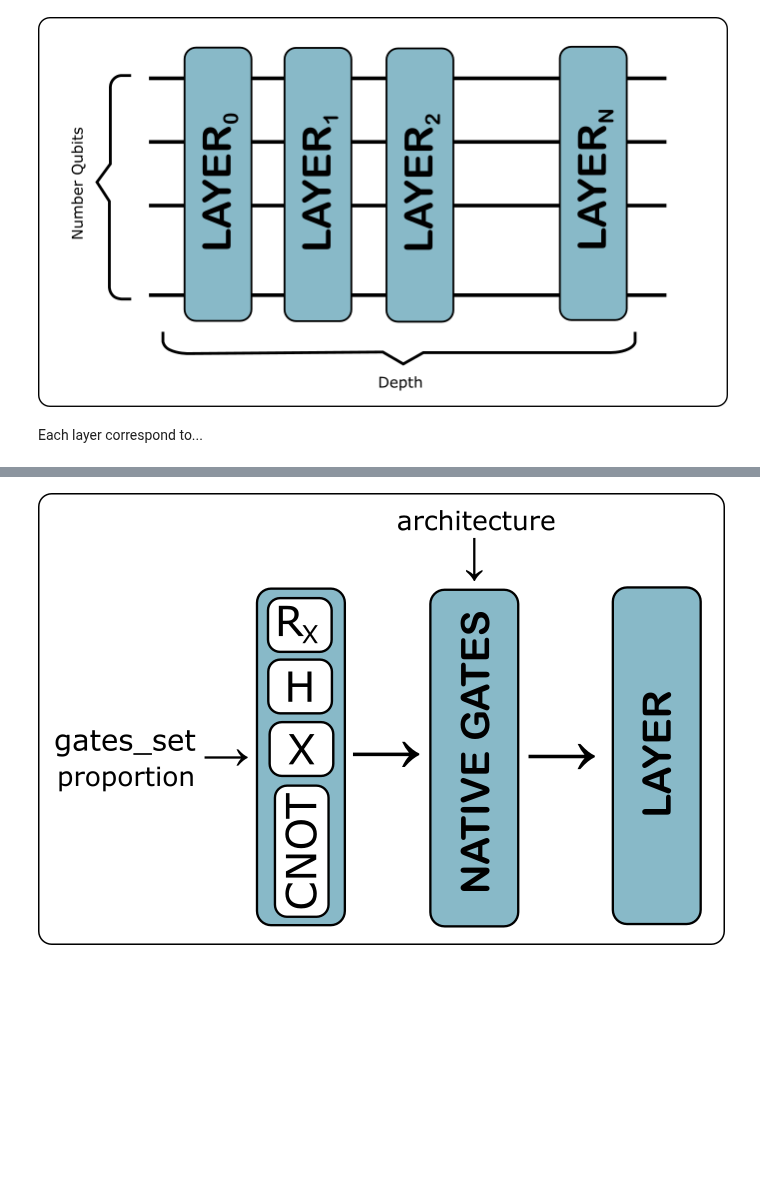
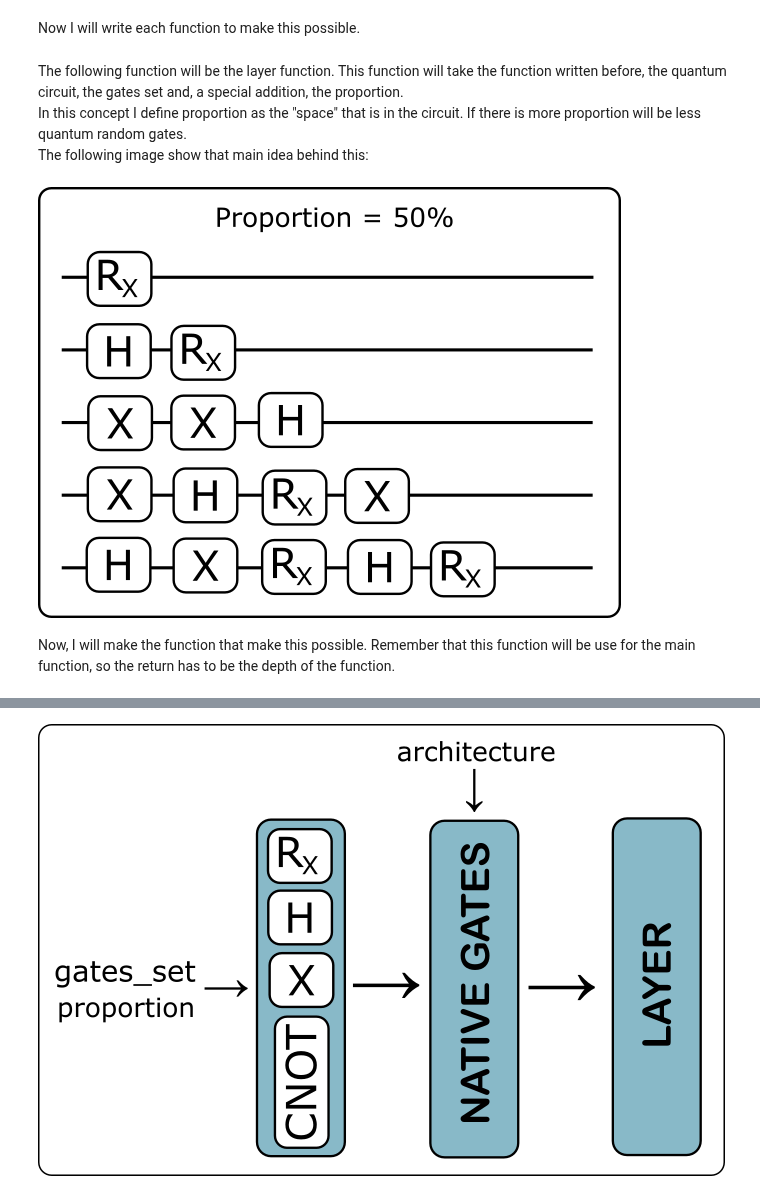
Before and after one commit to KevinJoven11/qosf_mentorship, a Jupyter notebook: QuGiHo_Document.ipynb, the cells around one changed output, grey strips where cells are left out. Saved outputs shown, nothing was run; the diff lists cells and outputs as text; code cells hidden in the pictures; blank space fills up the shorter version.

```diff
--- a/QuGiHo_Document.ipynb
+++ b/QuGiHo_Document.ipynb
@@ -12,0 +31,2 @@ This is the approach:
+# %% [markdown]
+Now I will write each function to make this possible.
@@ -13,6 +97,10 @@ This is the approach:
+# %% [markdown]
+The following function will be the layer function. This function will take the function written before, the quantum circuit, the gates set and, a special addition, the proportion.
+In this concept I define proportion as the "space" that is in the circuit. If there is more proportion will be less quantum random gates.
+The following image show that main idea behind this:
 # %%
-Image(filename="Images/diagram.png")
+Image(filename="Images/proportion.png")
 # %% [output]
-[figure, old version]
+[figure, new version]
-# %% [markdown]
-Each layer correspond to...
+# %% [markdown]
+Now, I will make the function that make this possible. Remember that this function will be use for the main function, so the return has to be the depth of the function.
```
Also changed, not shown: parts of 29 cells of this notebook.
